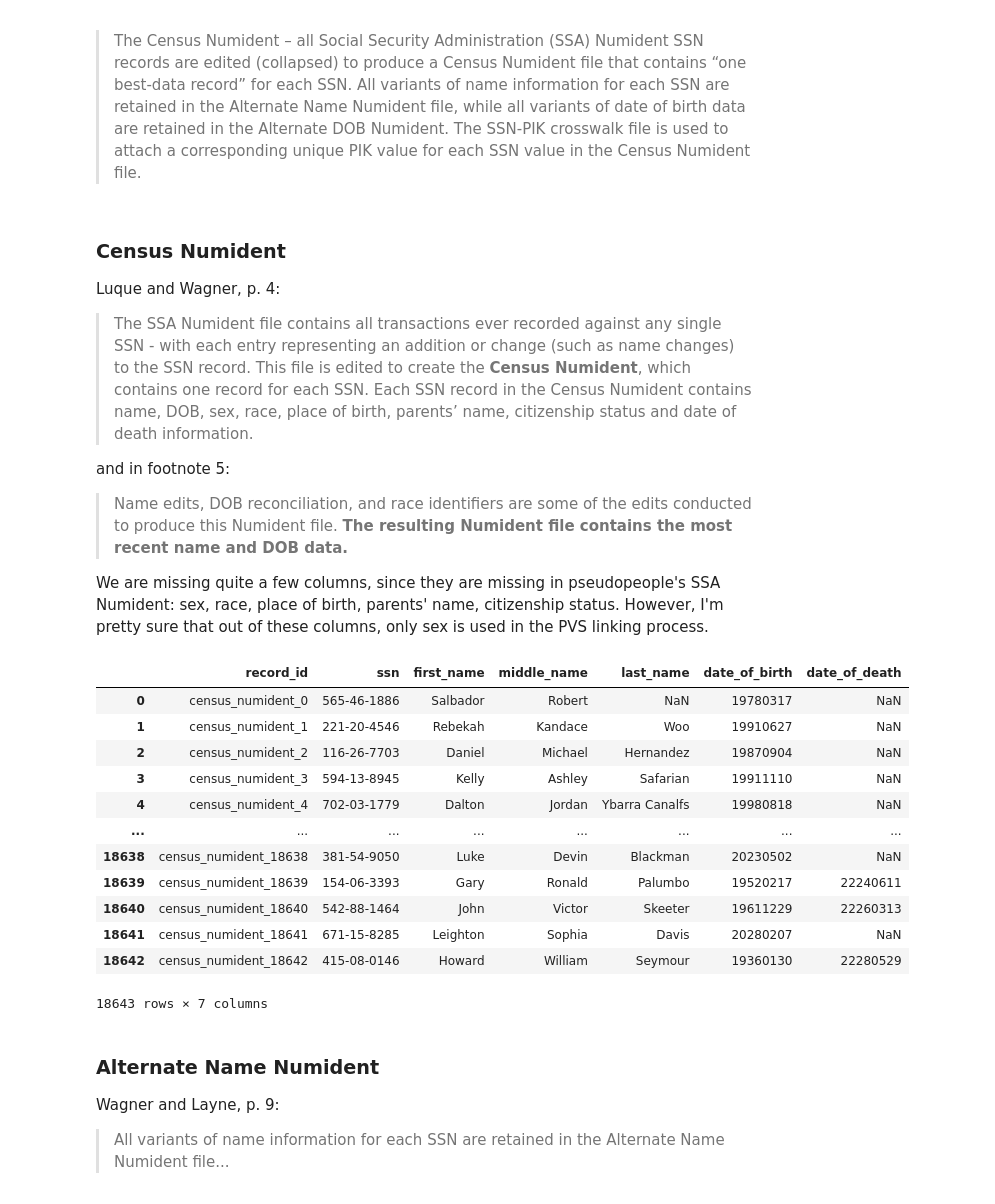
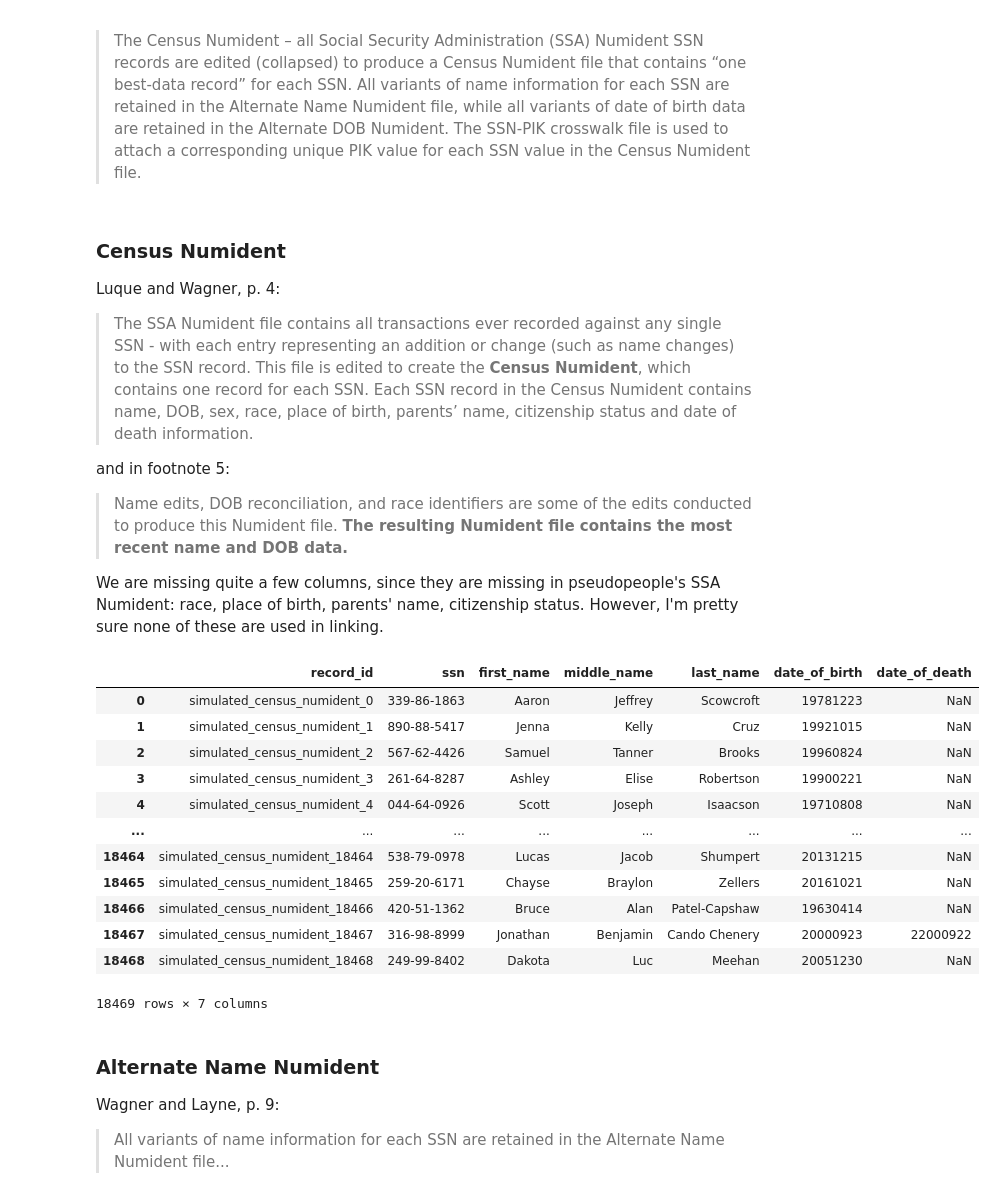
Before and after one commit to ihmeuw/person_linkage_case_study, a Jupyter notebook: linkage/pvs_like_case_study/generate_simulated_data/generate_simulated_data_small_sample.ipynb, the cells around one changed output. Saved outputs shown, nothing was run; the diff lists cells and outputs as text; code cells hidden in the pictures.

```diff
--- a/linkage/pvs_like_case_study/generate_simulated_data/generate_simulated_data_small_sample.ipynb
+++ b/linkage/pvs_like_case_study/generate_simulated_data/generate_simulated_data_small_sample.ipynb
@@ -322,11 +541,9 @@ if 'modin' in compute_engine:
 # %%
 %%time
 
-ssa_numident = psp.generate_social_security(
-    year=2029,
-    **psp_kwargs,
-)
-ssa_numident = add_unique_record_id(ssa_numident, 'ssa_numident')
-ssa_numident_source_record_pairs = record_id_to_single_source_record_pairs(ssa_numident)
-ssa_numident
+simulated_ssa_numident = pd.read_parquet(f'{output_dir}/{data_to_use}/pseudopeople_simulated_datasets/simulated_ssa_numident.parquet')
+simulated_ssa_numident = increase_string_capacity(simulated_ssa_numident)
+simulated_ssa_numident = add_unique_record_id(simulated_ssa_numident, 'simulated_ssa_numident')
+simulated_ssa_numident = persist(simulated_ssa_numident)
+simulated_ssa_numident_source_record_pairs = persist(record_id_to_single_source_record_pairs(simulated_ssa_numident))
 # %% [output]
@@ -348,3 +552,5 @@ Wall time: 2.98 s
 # %%
-ssa_numident_ground_truth = ssa_numident.set_index('record_id').simulant_id
-ssa_numident = ssa_numident.drop(columns=['simulant_id'])
+simulated_ssa_numident_ground_truth = simulated_ssa_numident[['record_id', 'simulant_id']]
+simulated_ssa_numident = simulated_ssa_numident.drop(columns=['simulant_id'])
+simulated_ssa_numident, simulated_ssa_numident_ground_truth = persist(simulated_ssa_numident, simulated_ssa_numident_ground_truth)
+simulated_ssa_numident
@@ -547,15 +818,15 @@ and in footnote 5:
 > Name edits, DOB reconciliation, and race identifiers are some of the edits conducted to produce this Numident
 file. **The resulting Numident file contains the most recent name and DOB data.**
 
-We are missing quite a few columns, since they are missing in pseudopeople's SSA Numident: sex, race, place of birth, parents' name,
+We are missing quite a few columns, since they are missing in pseudopeople's SSA Numident: race, place of birth, parents' name,
 citizenship status.
-However, I'm pretty sure that out of these columns, only sex is used in the PVS linking process.
+However, I'm pretty sure none of these are used in linking.
 # %%
 def fill_dates(df, fill_with):
     return (
         # Replace invalid dates with nans
         pd.to_datetime(df.event_date, format='%Y%m%d', errors='coerce')
-            .fillna(pd.to_datetime('2100-01-01' if fill_with == 'latest' else '1900-01-01'))
+            .fillna(pandas.to_datetime('2100-01-01' if fill_with == 'latest' else '1900-01-01'))
     )
 
 def best_data_from_columns(df, columns, best_is_latest=True):
@@ -565,56 +836,56 @@ def best_data_from_columns(df, columns, best_is_latest=True):
 
     result = (
         df
             # Without mutating the existing date column, get one that is actually
             # a date type and can be used for sorting.
             # Note: we actually convert this to an integer for sorting purposes, because Modin was having trouble
             # sorting by it as an actual datetime
-            .assign(event_date_for_sort=lambda df: fill_dates(df, fill_with=fill_with).astype(np.int64) // 10 ** 9)
-            .sort_values('event_date_for_sort')
+            .assign(event_date_for_sort=lambda df: fill_dates(df, fill_with=fill_with).astype(numpy.int64) // 10 ** 9)
             .dropna(subset=columns, how='all')
-            .drop_duplicates('ssn', keep=('last' if best_is_latest else 'first'))
+            .pipe(lambda df: drop_duplicates(df, subset='ssn', sort_col='event_date_for_sort', keep=('last' if best_is_latest else 'first')))
             [['record_id', 'ssn'] + columns]
     )
+
     return result, record_id_to_single_source_record_pairs(result)
 
 best_name, best_name_source_record_pairs = best_data_from_columns(
-    ssa_numident,
+    simulated_ssa_numident,
     columns=['first_name', 'middle_name', 'last_name'],
 )
 
 best_date_of_birth, best_date_of_birth_source_record_pairs = best_data_from_columns(
-    ssa_numident,
+    simulated_ssa_numident,
     columns=['date_of_birth'],
 )
 
 best_date_of_death, best_date_of_death_source_record_pairs = best_data_from_columns(
-    ssa_numident[ssa_numident.event_type == 'death'],
+    simulated_ssa_numident[simulated_ssa_numident.event_type == 'death'],
     columns=['event_date'],
 )
 best_date_of_death = best_date_of_death.rename(columns={'event_date': 'date_of_death'})
 
-census_numident, census_numident_source_record_pairs = merge_preserving_source_records(
+simulated_census_numident, simulated_census_numident_source_record_pairs = persist(merge_preserving_source_records(
     [best_name, best_date_of_birth, best_date_of_death],
     [best_name_source_record_pairs, best_date_of_birth_source_record_pairs, best_date_of_death_source_record_pairs],
-    new_record_id_prefix='census_numident',
-    on='ssn',
+    new_record_id_prefix='simulated_census_numident',
+    on=['ssn'],
     how='left',
-)
-census_numident
+))
+simulated_census_numident
 # %% [output]
 |  | record_id | ssn | first_name | middle_name | last_name | date_of_birth | date_of_death |
-| 0 | census_numident_0 | 565-46-1886 | Salbador | Robert | NaN | 19780317 | NaN |
-| 1 | census_numident_1 | 221-20-4546 | Rebekah | Kandace | Woo | 19910627 | NaN |
-| 2 | census_numident_2 | 116-26-7703 | Daniel | Michael | Hernandez | 19870904 | NaN |
-| 3 | census_numident_3 | 594-13-8945 | Kelly | Ashley | Safarian | 19911110 | NaN |
-| 4 | census_numident_4 | 702-03-1779 | Dalton | Jordan | Ybarra Canalfs | 19980818 | NaN |
+| 0 | simulated_census_numident_0 | 339-86-1863 | Aaron | Jeffrey | Scowcroft | 19781223 | NaN |
+| 1 | simulated_census_numident_1 | 890-88-5417 | Jenna | Kelly | Cruz | 19921015 | NaN |
+| 2 | simulated_census_numident_2 | 567-62-4426 | Samuel | Tanner | Brooks | 19960824 | NaN |
+| 3 | simulated_census_numident_3 | 261-64-8287 | Ashley | Elise | Robertson | 19900221 | NaN |
+| 4 | simulated_census_numident_4 | 044-64-0926 | Scott | Joseph | Isaacson | 19710808 | NaN |
 | ... | ... | ... | ... | ... | ... | ... | ... |
-| 18638 | census_numident_18638 | 381-54-9050 | Luke | Devin | Blackman | 20230502 | NaN |
-| 18639 | census_numident_18639 | 154-06-3393 | Gary | Ronald | Palumbo | 19520217 | 22240611 |
-| 18640 | census_numident_18640 | 542-88-1464 | John | Victor | Skeeter | 19611229 | 22260313 |
-| 18641 | census_numident_18641 | 671-15-8285 | Leighton | Sophia | Davis | 20280207 | NaN |
-| 18642 | census_numident_18642 | 415-08-0146 | Howard | William | Seymour | 19360130 | 22280529 |
+| 18464 | simulated_census_numident_18464 | 538-79-0978 | Lucas | Jacob | Shumpert | 20131215 | NaN |
+| 18465 | simulated_census_numident_18465 | 259-20-6171 | Chayse | Braylon | Zellers | 20161021 | NaN |
+| 18466 | simulated_census_numident_18466 | 420-51-1362 | Bruce | Alan | Patel-Capshaw | 19630414 | NaN |
+| 18467 | simulated_census_numident_18467 | 316-98-8999 | Jonathan | Benjamin | Cando Chenery | 20000923 | 22000922 |
+| 18468 | simulated_census_numident_18468 | 249-99-8402 | Dakota | Luc | Meehan | 20051230 | NaN |
-18643 rows × 7 columns
+18469 rows × 7 columns
 # %% [markdown]
 ### Alternate Name Numident
 
```
Also changed, not shown: parts of 107 cells of this notebook, 9 other files.
